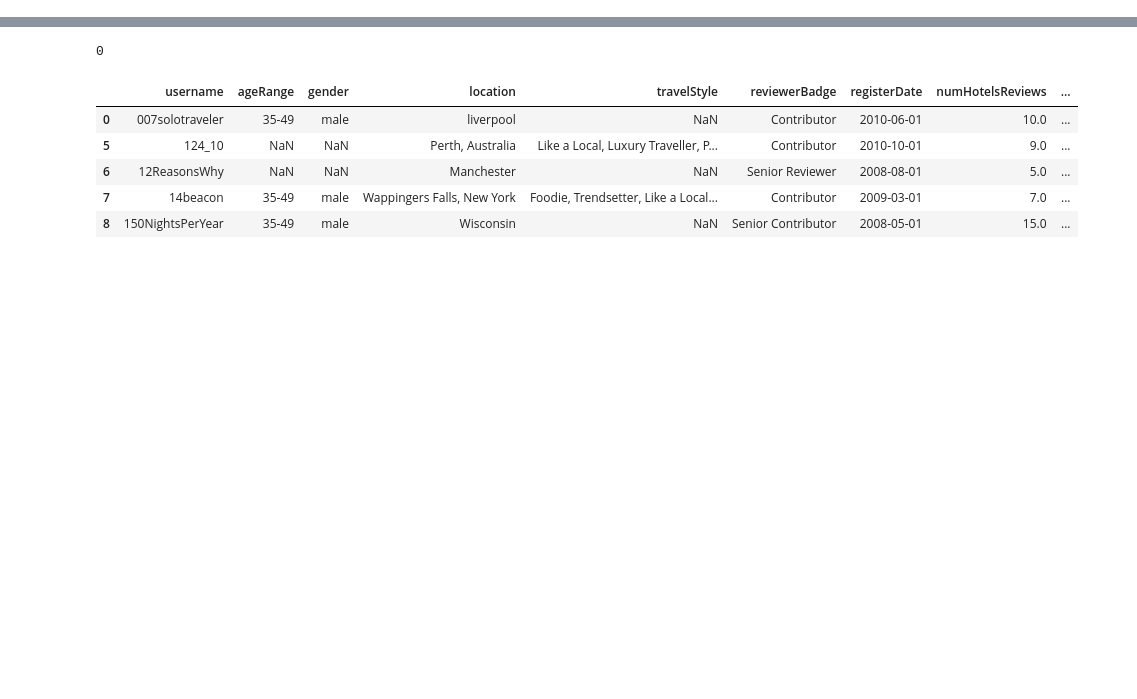
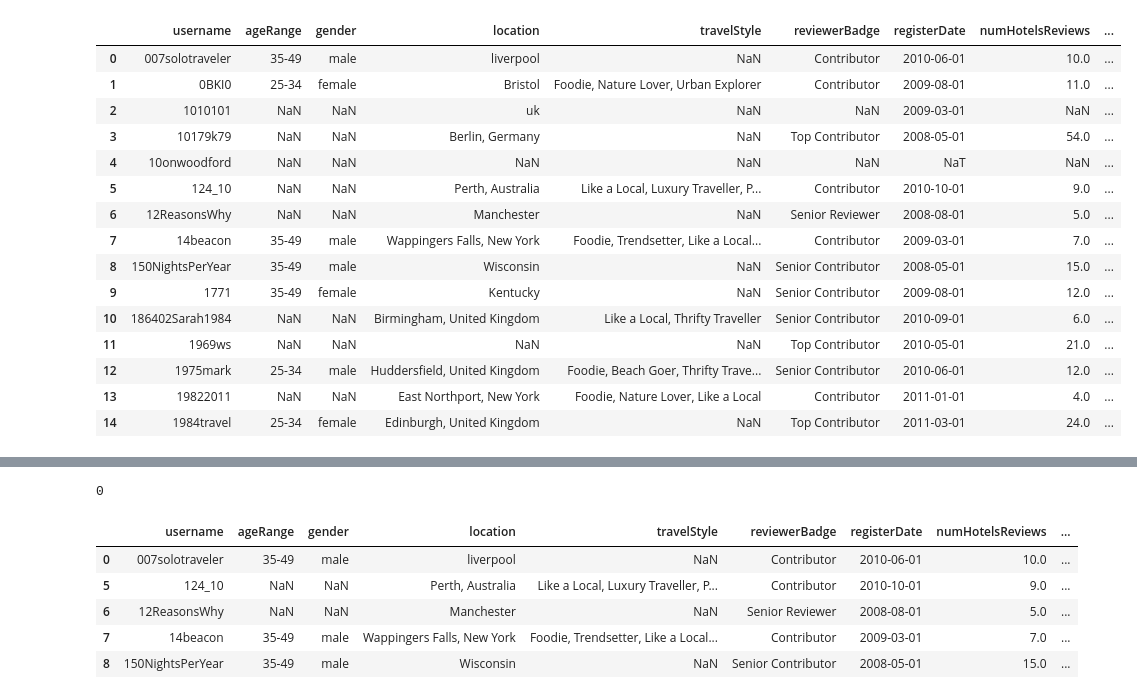
Before and after one commit to acrowise/travel-time-rec, a Jupyter notebook: tripadvisor_personality_EDA.ipynb, the cells around one changed output, grey strips where cells are left out. Saved outputs shown, nothing was run; the diff lists cells and outputs as text; code cells hidden in the pictures; blank space fills up the shorter version.

```diff
--- a/tripadvisor_personality_EDA.ipynb
+++ b/tripadvisor_personality_EDA.ipynb
@@ -24,9 +24,9 @@ import seaborn as sns
 # %%
 # personality scores
-data1 = pd.read_excel('data/pers_scores_1098.xlsx')
+personality_score_table = pd.read_excel('data/pers_scores_1098.xlsx')
 # articles by some traveler
-data2 = pd.read_excel('data/articles_159.xlsx')
+article_table = pd.read_excel('data/articles_159.xlsx')
 # traveler profile
-data3 = pd.read_excel('data/users_full_7034.xlsx')
+profile_table = pd.read_excel('data/users_full_7034.xlsx')
 # traveler and reviews
-data4 = pd.read_excel('data/reviews_32618_for_1098_users_with_location.xlsx')
+review_table = pd.read_excel('data/reviews_32618_for_1098_users_with_location.xlsx')
@@ -77,0 +51,19 @@ memory usage: 1.0+ MB
+# %%
+profile_table.head(15)
+# %% [output]
+|  | username | ageRange | gender | location | travelStyle | reviewerBadge | registerDate | numHotelsReviews | ... |
+| 0 | 007solotraveler | 35-49 | male | liverpool | NaN | Contributor | 2010-06-01 | 10.0 | ... |
+| 1 | 0BKI0 | 25-34 | female | Bristol | Foodie, Nature Lover, Urban Explorer | Contributor | 2009-08-01 | 11.0 | ... |
+| 2 | 1010101 | NaN | NaN | uk | NaN | NaN | 2009-03-01 | NaN | ... |
+| 3 | 10179k79 | NaN | NaN | Berlin, Germany | NaN | Top Contributor | 2008-05-01 | 54.0 | ... |
+| 4 | 10onwoodford | NaN | NaN | NaN | NaN | NaN | NaT | NaN | ... |
+| 5 | 124_10 | NaN | NaN | Perth, Australia | Like a Local, Luxury Traveller, P... | Contributor | 2010-10-01 | 9.0 | ... |
+| 6 | 12ReasonsWhy | NaN | NaN | Manchester | NaN | Senior Reviewer | 2008-08-01 | 5.0 | ... |
+| 7 | 14beacon | 35-49 | male | Wappingers Falls, New York | Foodie, Trendsetter, Like a Local... | Contributor | 2009-03-01 | 7.0 | ... |
+| 8 | 150NightsPerYear | 35-49 | male | Wisconsin | NaN | Senior Contributor | 2008-05-01 | 15.0 | ... |
+| 9 | 1771 | 35-49 | female | Kentucky | NaN | Senior Contributor | 2009-08-01 | 12.0 | ... |
+| 10 | 186402Sarah1984 | NaN | NaN | Birmingham, United Kingdom | Like a Local, Thrifty Traveller | Senior Contributor | 2010-09-01 | 6.0 | ... |
+| 11 | 1969ws | NaN | NaN | NaN | NaN | Top Contributor | 2010-05-01 | 21.0 | ... |
+| 12 | 1975mark | 25-34 | male | Huddersfield, United Kingdom | Foodie, Beach Goer, Thrifty Trave... | Senior Contributor | 2010-06-01 | 12.0 | ... |
+| 13 | 19822011 | NaN | NaN | East Northport, New York | Foodie, Nature Lover, Like a Local | Contributor | 2011-01-01 | 4.0 | ... |
+| 14 | 1984travel | 25-34 | female | Edinburgh, United Kingdom | NaN | Top Contributor | 2011-03-01 | 24.0 | ... |
```
Also changed, not shown: parts of 26 cells of this notebook.
